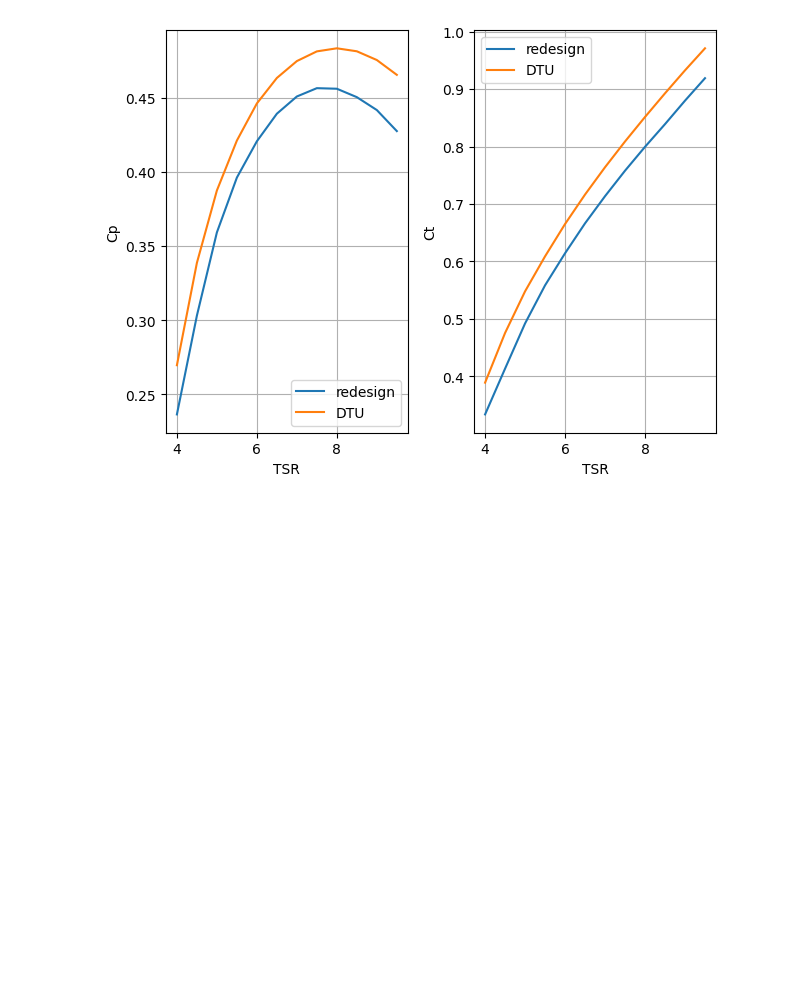
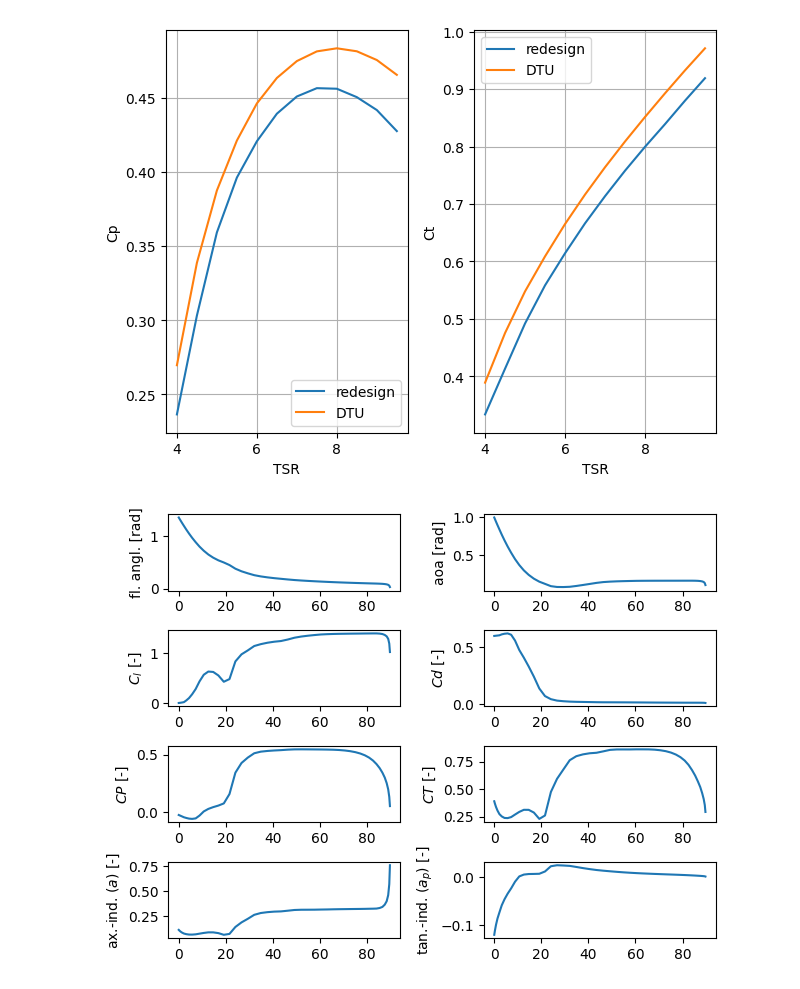
Before and after one commit to nicolaquaia/LAC_final, a Jupyter notebook: assignment_01/assignment1_03.ipynb, the cells around one changed output. Cells and saved outputs as stored; diff of their text form; code cells hidden in the pictures; blank space fills up the shorter version.

```diff
--- a/assignment_01/assignment1_03.ipynb
+++ b/assignment_01/assignment1_03.ipynb
@@ -303,6 +317,79 @@ plt.tight_layout()
 plt.show()
 # %% [output]
 [figure]
+# %%
+# local values
+
+# Path for the file
+ind_path = 'hawc_files/our_design/res_hawc2s/Group1_redesign_hawc2s_1wsp_u11123.ind'
+# Load the data
+ind_data = load_ind(ind_path)
+# Print the names in the dict
+ind_data.keys()
+
+#dict_keys(['s_m', 'a', 'ap', 'flow_angle_rad', 'aoa_rad', 'flow_speed_ms', 'Fx_Nm', 'Fy_Nm', 'M_Nmm', 'UX0_m', 'UY0_m', 'UZ0_m', 'twist_rad', 'X_AC0_m', 'Y_AC0_m', 'Z_AC0_m', 'Cl', 'Cd', 'Cm', 'CLp0_rad', 'CDp0_rad', 'CMp0_rad', 'F0', 'F_rad', 'CL_FS0', 'CLFS_rad', 'V_a_ms', 'V_t_ms', 'torsion_rad', 'vx_ms', 'vy_ms', 'chord_m', 'CT', 'CP', 'angle_rad', 'v_1', 'v_2', 'v_3'])
+
+fig, axs = plt.subplots(4, 2)
+
+# flow_angle_rad
+axs[0, 0].plot(ind_data["s_m"], ind_data["flow_angle_rad"])
+axs[0, 0].set_ylabel("fl. angl. [rad]")
+
+# aoa_rad
+axs[0, 1].plot(ind_data["s_m"], ind_data["aoa_rad"])
+axs[0, 1].set_ylabel("aoa [rad]")
+
+# Cl
+axs[1, 0].plot(ind_data["s_m"], ind_data["Cl"])
+axs[1, 0].set_ylabel("$C_l$ [-]")
+
+# Cd
+axs[1, 1].plot(ind_data["s_m"], ind_data["Cd"])
+axs[1, 1].set_ylabel("$Cd$ [-]")
+
+# CT
+axs[2, 1].plot(ind_data["s_m"], ind_data["CT"])
+axs[2, 1].set_ylabel("$CT$ [-]")
+
+# CP
+axs[2, 0].plot(ind_data["s_m"], ind_data["CP"])
+axs[2, 0].set_ylabel("$CP$ [-]")
+
+# a
+axs[3, 0].plot(ind_data["s_m"], ind_data["a"])
+axs[3, 0].set_ylabel("ax.-ind. ($a$) [-]")
+
+# ap
+axs[3, 1].plot(ind_data["s_m"], ind_data["ap"])
+axs[3, 1].set_ylabel("tan.-ind. ($a_p$) [-]")
+
+"""
+# a
+axs[0, 0].plot(ind_data["s_m"], ind_data["a"])
+axs[0, 0].set_ylabel("ax.-ind. ($a$) [-]")
+# ap
+axs[0, 1].plot(ind_data["s_m"], ind_data["ap"])
+axs[0, 1].set_ylabel("tan.-ind. ($a_p$) [-]")
+# Cl
+axs[1, 0].plot(ind_data["s_m"], ind_data["Cl"])
+axs[1, 0].set_ylabel("$C_l$ [-]")
+# Cd
+axs[1, 1].plot(ind_data["s_m"], ind_data["Cd"])
+axs[1, 1].set_ylabel("$C_d$ [-]")
+# CP
+axs[2, 0].plot(ind_data["s_m"], ind_data["CP"])
+axs[2, 0].set_ylabel("Blade-span ($s$) [m]")
+axs[2, 0].set_ylabel("local-$C_P$ [-]")
+# CP
+axs[2, 1].plot(ind_data["s_m"], ind_data["CT"])
+axs[2, 1].set_ylabel("Blade-span ($s$) [m]")
+axs[2, 1].set_ylabel("local-$C_T$ [-]")
+"""
+
+fig.tight_layout()
+plt.show()
+# %% [output]
+[figure, added]
 # %%
 # Side-by-side plots of the rotor speed (left plot) and pitch angles (right plot) versus wind speed
 
```
Also changed, not shown: parts of 2 cells of this notebook, 15 other files.
